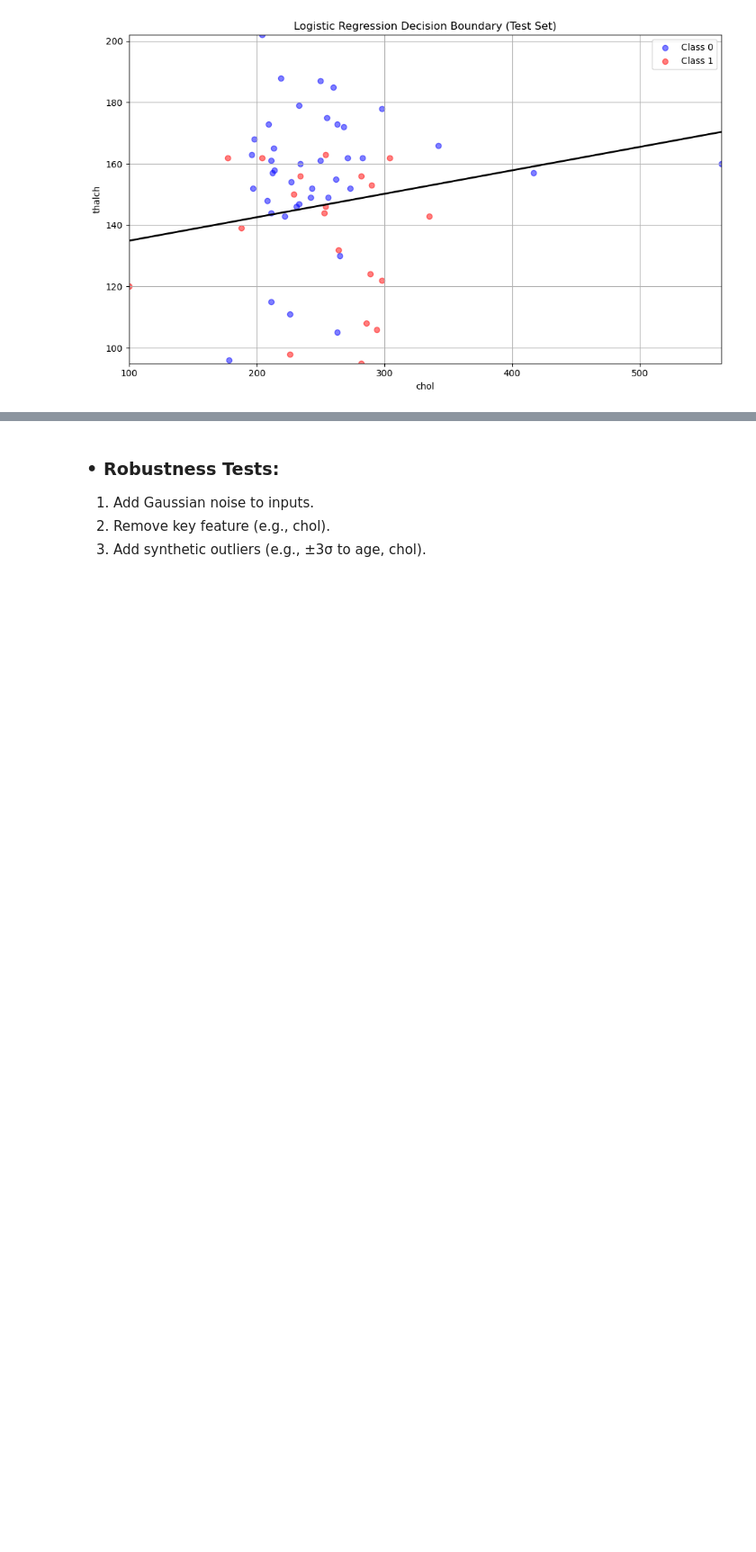
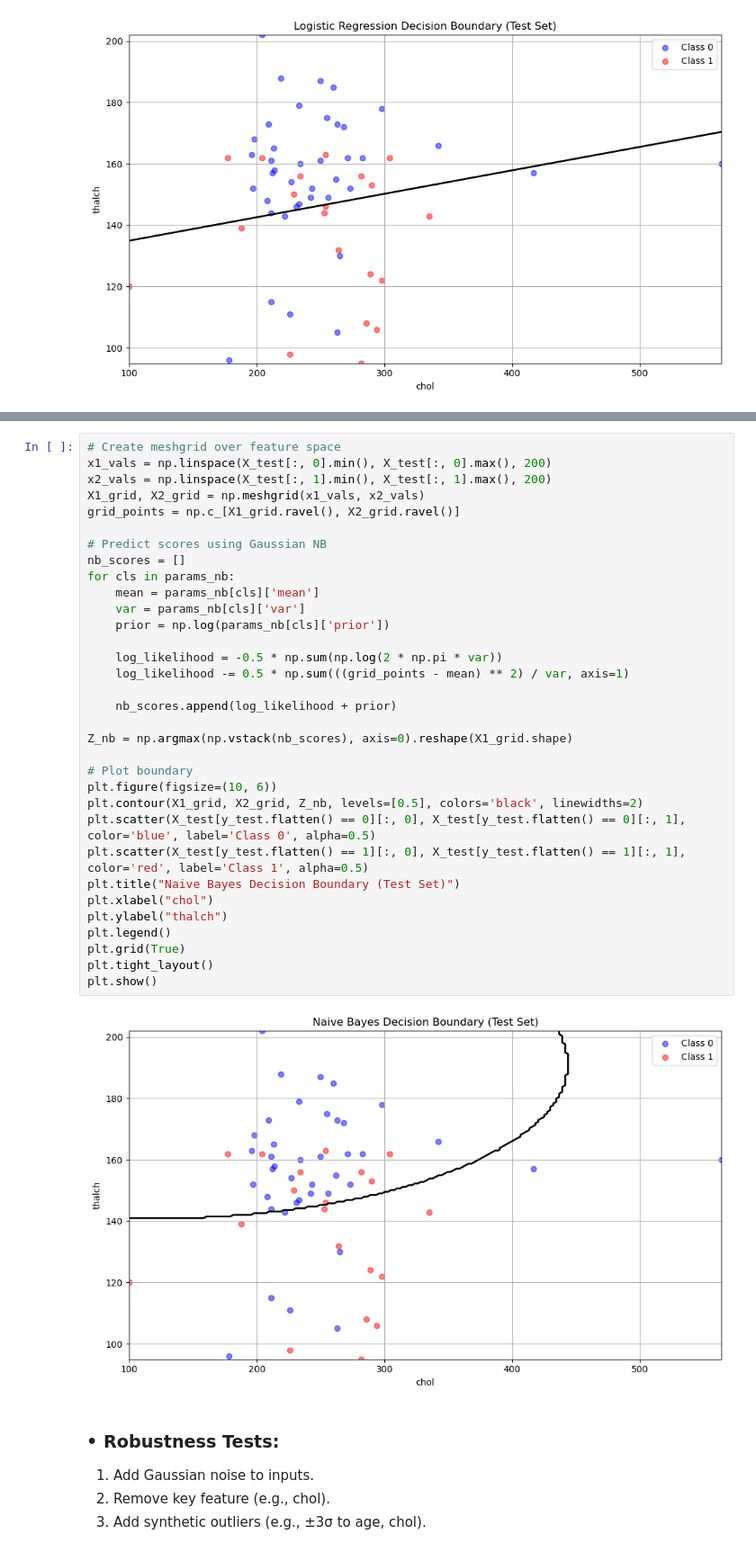
Before and after one commit to ParsaHaghighatgoo/-Cardiovascular-Risk-Prediction-, a Jupyter notebook: main.ipynb, the cells around one changed output, grey strips where cells are left out. Shown at 90% size. Saved outputs shown, nothing was run; the diff lists cells and outputs as text; blank space fills up the shorter version.

```diff
--- a/main.ipynb
+++ b/main.ipynb
@@ -848,3 +1070,38 @@ plt.show()
+# %%
+# Create meshgrid over feature space
+x1_vals = np.linspace(X_test[:, 0].min(), X_test[:, 0].max(), 200)
+x2_vals = np.linspace(X_test[:, 1].min(), X_test[:, 1].max(), 200)
+X1_grid, X2_grid = np.meshgrid(x1_vals, x2_vals)
+grid_points = np.c_[X1_grid.ravel(), X2_grid.ravel()]
+
+# Predict scores using Gaussian NB
+nb_scores = []
+for cls in params_nb:
+    mean = params_nb[cls]['mean']
+    var = params_nb[cls]['var']
+    prior = np.log(params_nb[cls]['prior'])
+
+    log_likelihood = -0.5 * np.sum(np.log(2 * np.pi * var))
+    log_likelihood -= 0.5 * np.sum(((grid_points - mean) ** 2) / var, axis=1)
+
+    nb_scores.append(log_likelihood + prior)
+
+Z_nb = np.argmax(np.vstack(nb_scores), axis=0).reshape(X1_grid.shape)
+
+# Plot boundary
+plt.figure(figsize=(10, 6))
+plt.contour(X1_grid, X2_grid, Z_nb, levels=[0.5], colors='black', linewidths=2)
+plt.scatter(X_test[y_test.flatten() == 0][:, 0], X_test[y_test.flatten() == 0][:, 1], color='blue', label='Class 0', alpha=0.5)
+plt.scatter(X_test[y_test.flatten() == 1][:, 0], X_test[y_test.flatten() == 1][:, 1], color='red', label='Class 1', alpha=0.5)
+plt.title("Naive Bayes Decision Boundary (Test Set)")
+plt.xlabel("chol")
+plt.ylabel("thalch")
+plt.legend()
+plt.grid(True)
+plt.tight_layout()
+plt.show()
+# %% [output]
+[figure, added]
 # %% [markdown]
 ### • Robustness Tests:
 1. Add Gaussian noise to inputs.
```
Also changed, not shown: parts of 13 cells of this notebook, 34 other files.
